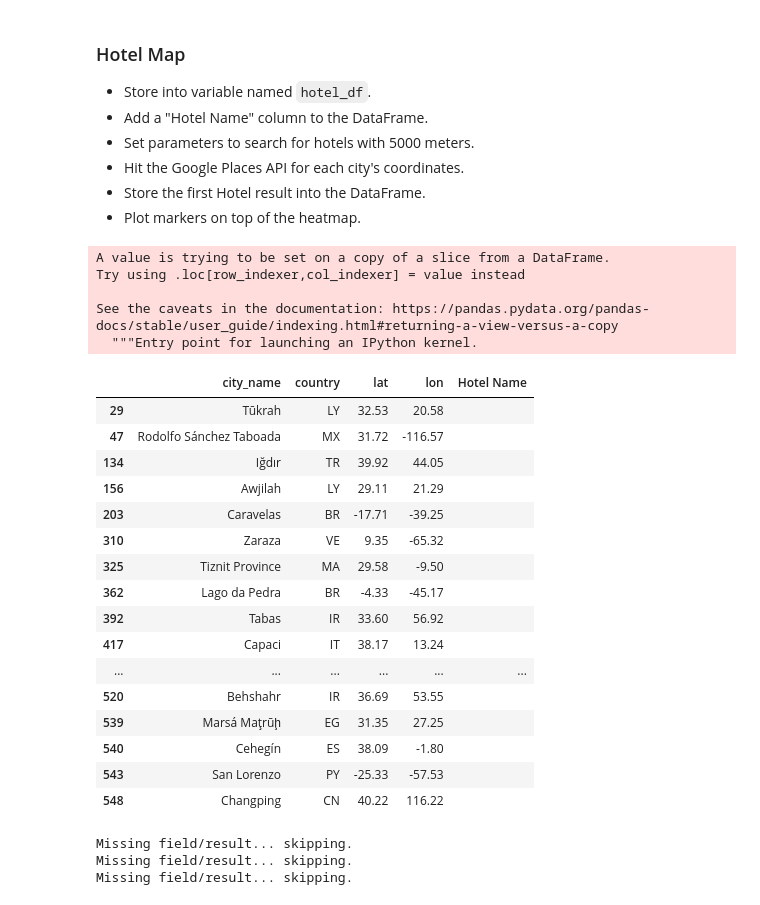
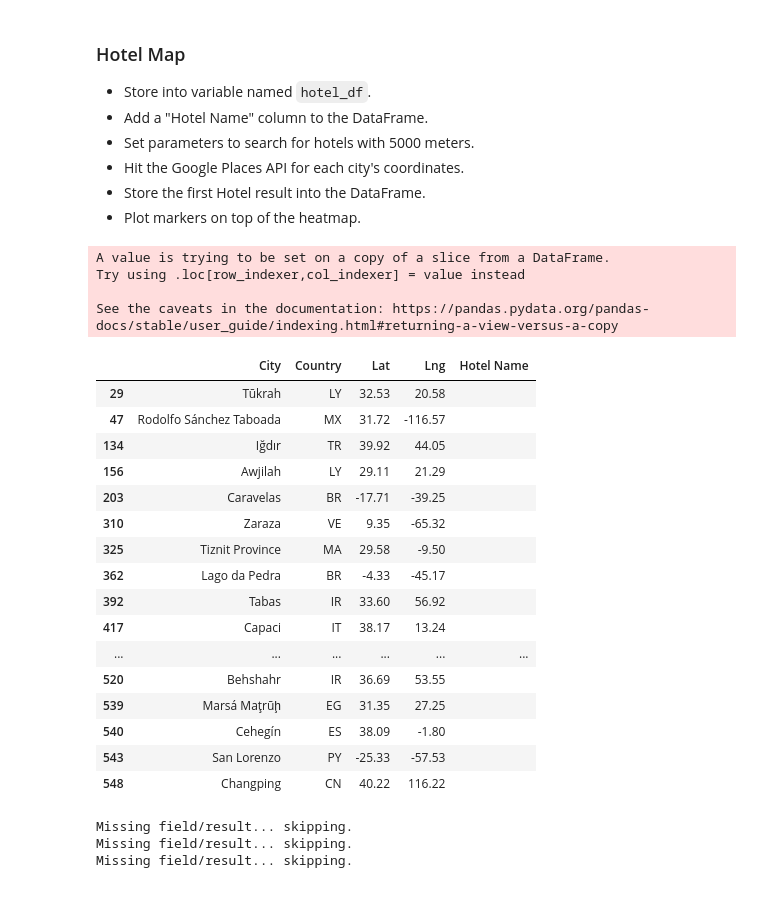
Before and after one commit to SakiSugio/python-api-challenge, a Jupyter notebook: starter_code/VacationPy.ipynb, the cells around one changed output. Cells and saved outputs as stored; diff of their text form; code cells hidden in the pictures.

```diff
--- a/starter_code/VacationPy.ipynb
+++ b/starter_code/VacationPy.ipynb
@@ -105,35 +105,38 @@ new_weather
 * Hit the Google Places API for each city's coordinates.
 * Store the first Hotel result into the DataFrame.
 * Plot markers on top of the heatmap.
-# %%
- new_weather["Hotel Name"] =""
- #new_weather.head()
-
-hotel_df = new_weather.loc[:,["city_name", "country", "lat", "lon","Hotel Name"]]
-hotel_df
-# %% [output]
-A value is trying to be set on a copy of a slice from a DataFrame.
-Try using .loc[row_indexer,col_indexer] = value instead
-
-See the caveats in the documentation: https://pandas.pydata.org/pandas-docs/stable/user_guide/indexing.html#returning-a-view-versus-a-copy
-  """Entry point for launching an IPython kernel.
-|  | city_name | country | lat | lon | Hotel Name |
-| 29 | Tūkrah | LY | 32.53 | 20.58 |  |
-| 47 | Rodolfo Sánchez Taboada | MX | 31.72 | -116.57 |  |
-| 134 | Iğdır | TR | 39.92 | 44.05 |  |
-| 156 | Awjilah | LY | 29.11 | 21.29 |  |
-| 203 | Caravelas | BR | -17.71 | -39.25 |  |
-| 310 | Zaraza | VE | 9.35 | -65.32 |  |
-| 325 | Tiznit Province | MA | 29.58 | -9.50 |  |
-| 362 | Lago da Pedra | BR | -4.33 | -45.17 |  |
-| 392 | Tabas | IR | 33.60 | 56.92 |  |
-| 417 | Capaci | IT | 38.17 | 13.24 |  |
-| ... | ... | ... | ... | ... | ... |
-| 520 | Behshahr | IR | 36.69 | 53.55 |  |
-| 539 | Marsá Maţrūḩ | EG | 31.35 | 27.25 |  |
-| 540 | Cehegín | ES | 38.09 | -1.80 |  |
-| 543 | San Lorenzo | PY | -25.33 | -57.53 |  |
-| 548 | Changping | CN | 40.22 | 116.22 |  |
+# %%
+# Add a new colum "Hotel Name"
+new_weather["Hotel Name"] =""
+
+# Rename other columns
+remamed = new_weather.rename(columns={"city_name": "City", "country": "Country", "lat": "Lat", "lon": "Lng"})
+
+# Create a new df called hotel_df
+hotel_df = remamed.loc[:,["City", "Country", "Lat", "Lng","Hotel Name"]]
+hotel_df
+# %% [output]
+A value is trying to be set on a copy of a slice from a DataFrame.
+Try using .loc[row_indexer,col_indexer] = value instead
+
+See the caveats in the documentation: https://pandas.pydata.org/pandas-docs/stable/user_guide/indexing.html#returning-a-view-versus-a-copy
+|  | City | Country | Lat | Lng | Hotel Name |
+| 29 | Tūkrah | LY | 32.53 | 20.58 |  |
+| 47 | Rodolfo Sánchez Taboada | MX | 31.72 | -116.57 |  |
+| 134 | Iğdır | TR | 39.92 | 44.05 |  |
+| 156 | Awjilah | LY | 29.11 | 21.29 |  |
+| 203 | Caravelas | BR | -17.71 | -39.25 |  |
+| 310 | Zaraza | VE | 9.35 | -65.32 |  |
+| 325 | Tiznit Province | MA | 29.58 | -9.50 |  |
+| 362 | Lago da Pedra | BR | -4.33 | -45.17 |  |
+| 392 | Tabas | IR | 33.60 | 56.92 |  |
+| 417 | Capaci | IT | 38.17 | 13.24 |  |
+| ... | ... | ... | ... | ... | ... |
+| 520 | Behshahr | IR | 36.69 | 53.55 |  |
+| 539 | Marsá Maţrūḩ | EG | 31.35 | 27.25 |  |
+| 540 | Cehegín | ES | 38.09 | -1.80 |  |
+| 543 | San Lorenzo | PY | -25.33 | -57.53 |  |
+| 548 | Changping | CN | 40.22 | 116.22 |  |
 # %%
 # params dictionary to update each iteration
 params = {
```
Also changed, not shown: parts of 3 cells of this notebook.
